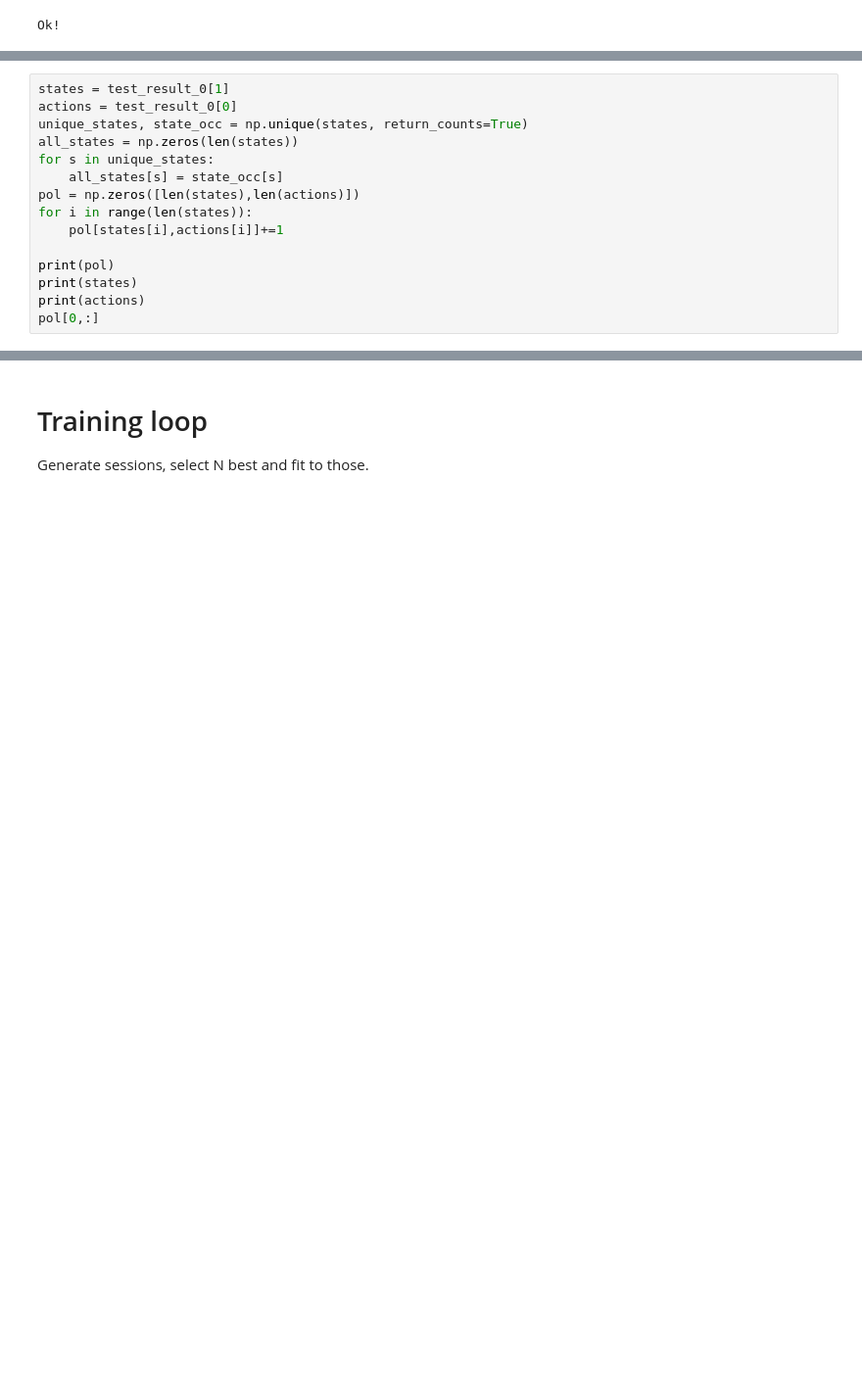
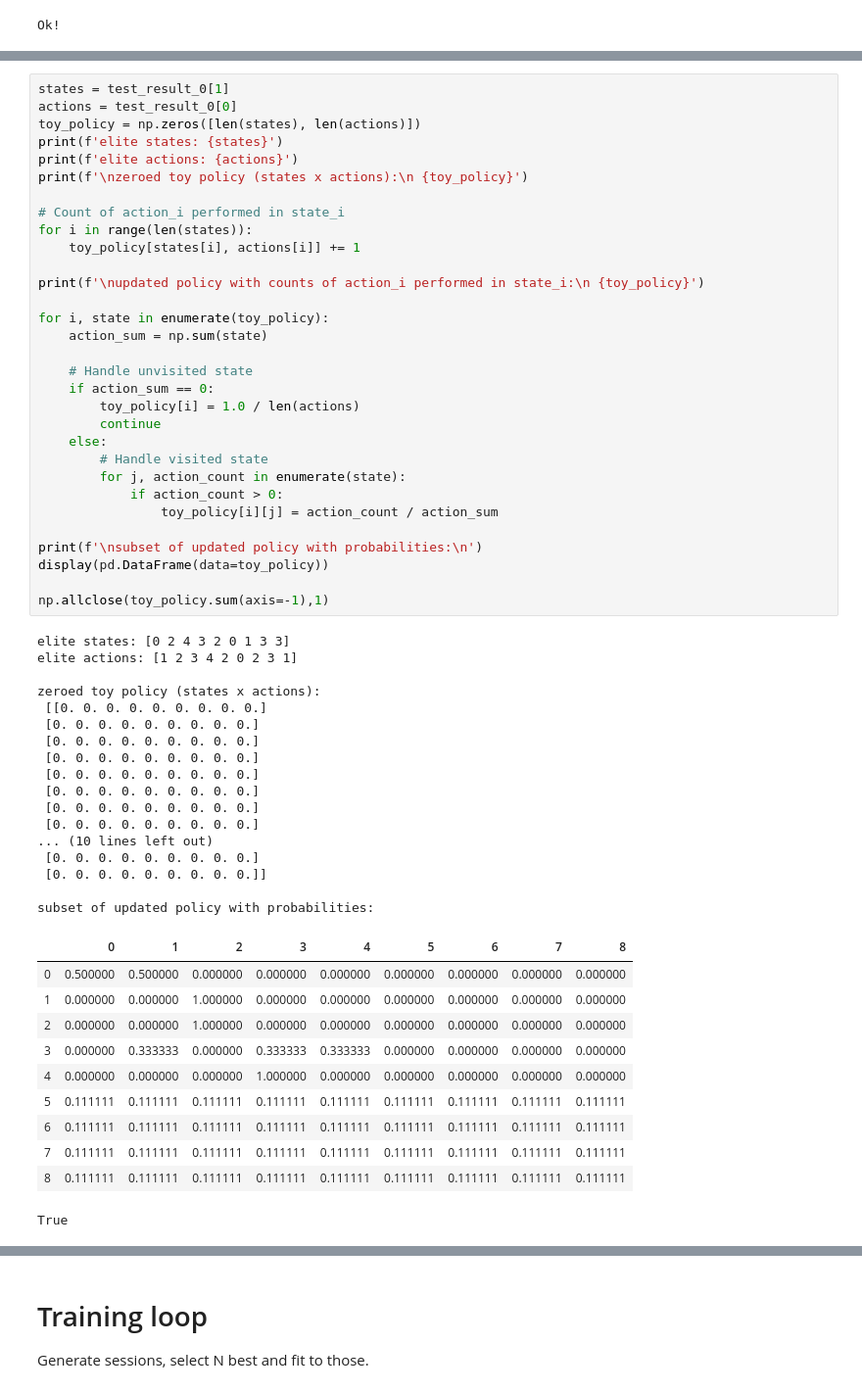
Before and after one commit to jandersson/practical-reinforcement-learning, a Jupyter notebook: crossentropy_method.ipynb, the cells around one changed output, grey strips where cells are left out. Shown at 98% size. Drawn from its saved outputs; the diff is of its cells as text; blank space fills up the shorter version.

```diff
--- a/crossentropy_method.ipynb
+++ b/crossentropy_method.ipynb
@@ -222,18 +229,3 @@ def update_policy(elite_states, elite_actions):
 
 
     return new_policy
-# %%
-states = test_result_0[1]
-actions = test_result_0[0]
-unique_states, state_occ = np.unique(states, return_counts=True)
-all_states = np.zeros(len(states))
-for s in unique_states:
-    all_states[s] = state_occ[s]
-pol = np.zeros([len(states),len(actions)])
-for i in range(len(states)):
-    pol[states[i],actions[i]]+=1
-
-print(pol)
-print(states)
-print(actions)
-pol[0,:]
@@ -253,3 +234,63 @@ array([1., 0., 0., 0., 0., 0., 0., 0., 0.])
+# %%
+states = test_result_0[1]
+actions = test_result_0[0]
+toy_policy = np.zeros([len(states), len(actions)])
+print(f'elite states: {states}')
+print(f'elite actions: {actions}')
+print(f'\nzeroed toy policy (states x actions):\n {toy_policy}')
+
+# Count of action_i performed in state_i
+for i in range(len(states)):
+    toy_policy[states[i], actions[i]] += 1
+
+print(f'\nupdated policy with counts of action_i performed in state_i:\n {toy_policy}')
+
+for i, state in enumerate(toy_policy):
+    action_sum = np.sum(state)
+
+    # Handle unvisited state
+    if action_sum == 0:
+        toy_policy[i] = 1.0 / len(actions)
+        continue
+    else:
+        # Handle visited state
+        for j, action_count in enumerate(state):
+            if action_count > 0:
+                toy_policy[i][j] = action_count / action_sum
+
+print(f'\nsubset of updated policy with probabilities:\n')
+display(pd.DataFrame(data=toy_policy))
+
+np.allclose(toy_policy.sum(axis=-1),1)
+# %% [output]
+elite states: [0 2 4 3 2 0 1 3 3]
+elite actions: [1 2 3 4 2 0 2 3 1]
+
+zeroed toy policy (states x actions):
+ [[0. 0. 0. 0. 0. 0. 0. 0. 0.]
+ [0. 0. 0. 0. 0. 0. 0. 0. 0.]
+ [0. 0. 0. 0. 0. 0. 0. 0. 0.]
+ [0. 0. 0. 0. 0. 0. 0. 0. 0.]
+ [0. 0. 0. 0. 0. 0. 0. 0. 0.]
+ [0. 0. 0. 0. 0. 0. 0. 0. 0.]
+ [0. 0. 0. 0. 0. 0. 0. 0. 0.]
+ [0. 0. 0. 0. 0. 0. 0. 0. 0.]
+... (10 lines left out)
+ [0. 0. 0. 0. 0. 0. 0. 0. 0.]
+ [0. 0. 0. 0. 0. 0. 0. 0. 0.]]
+
+subset of updated policy with probabilities:
+|  | 0 | 1 | 2 | 3 | 4 | 5 | 6 | 7 | 8 |
+| 0 | 0.500000 | 0.500000 | 0.000000 | 0.000000 | 0.000000 | 0.000000 | 0.000000 | 0.000000 | 0.000000 |
+| 1 | 0.000000 | 0.000000 | 1.000000 | 0.000000 | 0.000000 | 0.000000 | 0.000000 | 0.000000 | 0.000000 |
+| 2 | 0.000000 | 0.000000 | 1.000000 | 0.000000 | 0.000000 | 0.000000 | 0.000000 | 0.000000 | 0.000000 |
+| 3 | 0.000000 | 0.333333 | 0.000000 | 0.333333 | 0.333333 | 0.000000 | 0.000000 | 0.000000 | 0.000000 |
+| 4 | 0.000000 | 0.000000 | 0.000000 | 1.000000 | 0.000000 | 0.000000 | 0.000000 | 0.000000 | 0.000000 |
+| 5 | 0.111111 | 0.111111 | 0.111111 | 0.111111 | 0.111111 | 0.111111 | 0.111111 | 0.111111 | 0.111111 |
+| 6 | 0.111111 | 0.111111 | 0.111111 | 0.111111 | 0.111111 | 0.111111 | 0.111111 | 0.111111 | 0.111111 |
+| 7 | 0.111111 | 0.111111 | 0.111111 | 0.111111 | 0.111111 | 0.111111 | 0.111111 | 0.111111 | 0.111111 |
+| 8 | 0.111111 | 0.111111 | 0.111111 | 0.111111 | 0.111111 | 0.111111 | 0.111111 | 0.111111 | 0.111111 |
+True
 # %%
 
 elite_states, elite_actions = ([1, 2, 3, 4, 2, 0, 2, 3, 1], [0, 2, 4, 3, 2, 0, 1, 3, 3])
```
Also changed, not shown: parts of 12 cells of this notebook.
